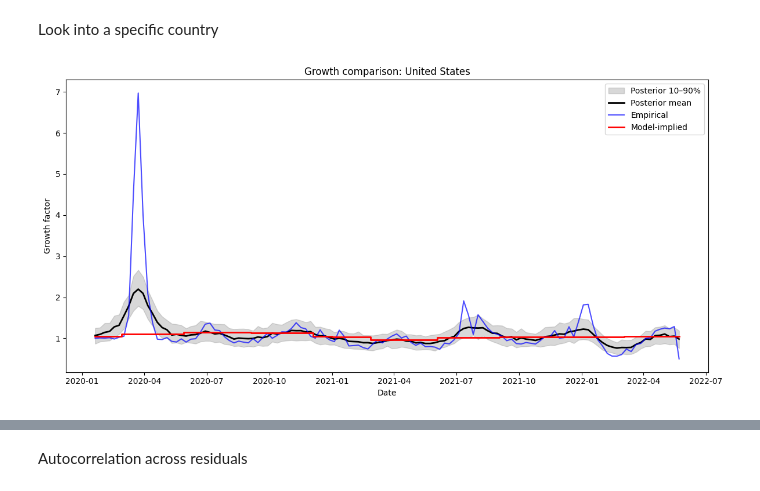
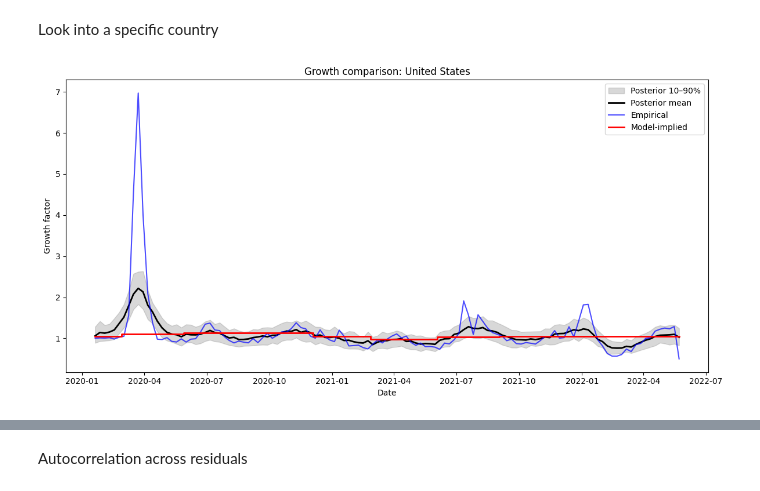
Before and after one commit to xiaoran0606/305-project, a Jupyter notebook: model/inference.ipynb, the cells around one changed output, grey strips where cells are left out. Drawn from its saved outputs; the diff is of its cells as text; code cells hidden in the pictures.

```diff
--- a/model/inference.ipynb
+++ b/model/inference.ipynb
@@ -143,7 +143,8 @@ def plot_growth(country, df, results, beta, theta, block_cov, sigma2=0.03, n_sam
 
 if __name__ == '__main__':
     # Load data
-    with open('../data/posterior_results.pkl', 'rb') as f:
+    freq = "seasonal" # TODO: change
+    with open(f'../data/posterior_results_{freq}.pkl', 'rb') as f:
         data = pickle.load(f)
 
     results = data['results']
@@ -189,7 +190,7 @@ if __name__ == '__main__':
             })
 
     df_out = pd.DataFrame(records)
-    df_out.to_csv('../data/R_posterior_summary.csv', index=False)
+    df_out.to_csv(f'../data/R_posterior_summary_{freq}.csv', index=False)
 
     print("Saved R_posterior_summary.csv")
 # %% [output]
@@ -199,29 +200,29 @@ Look into a specific country
 # %%
 if __name__ == '__main__':
 
     # Load data
-    df = pd.read_csv('../data/covid.csv', parse_dates=['date'])
+    df = pd.read_csv(f'../data/covid_{freq}.csv', parse_dates=['date'])
     df = df.sort_values(['country', 'date']).reset_index(drop=True)
-    block_cov = pd.read_csv('../data/block_cov.csv')
+    block_cov = pd.read_csv(f'../data/block_cov_{freq}.csv')
     block_cov = block_cov.set_index(['country', 'time_block'])
 
     # Load posterior
-    with open('../data/posterior_results.pkl', 'rb') as f:
+    with open(f'../data/posterior_results_{freq}.pkl', 'rb') as f:
         saved = pickle.load(f)
 
     results = saved['results']
     beta    = saved['beta']
     theta   = saved['theta']
     tau2    = saved['tau2']
 
     plot_growth(
         country='United States',
         df=df,
         results=results,
         beta=beta,
         theta=theta,
         block_cov=block_cov,
         n_samples=100
     )
 # %% [output]
-[figure, old version]
+[figure, new version]
```
Also changed, not shown: parts of 2 cells of this notebook, 7 other files.
